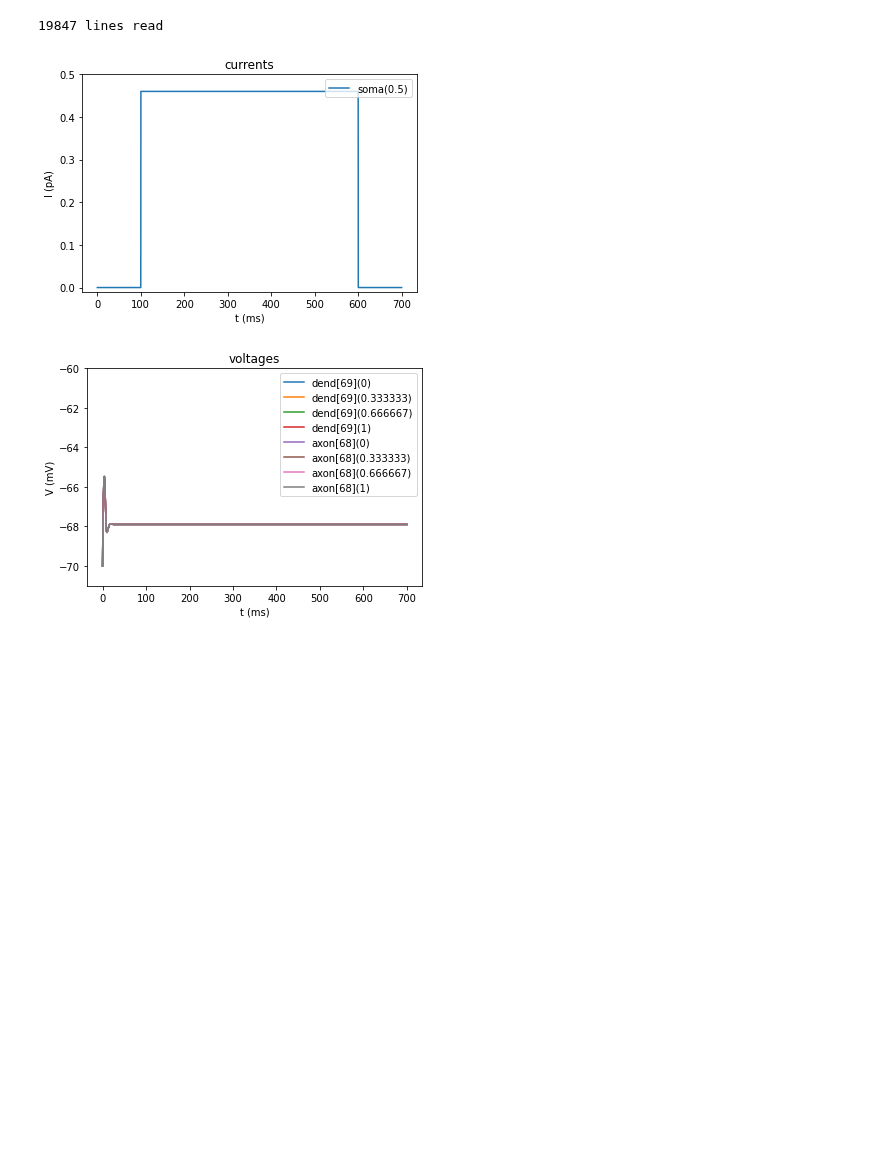
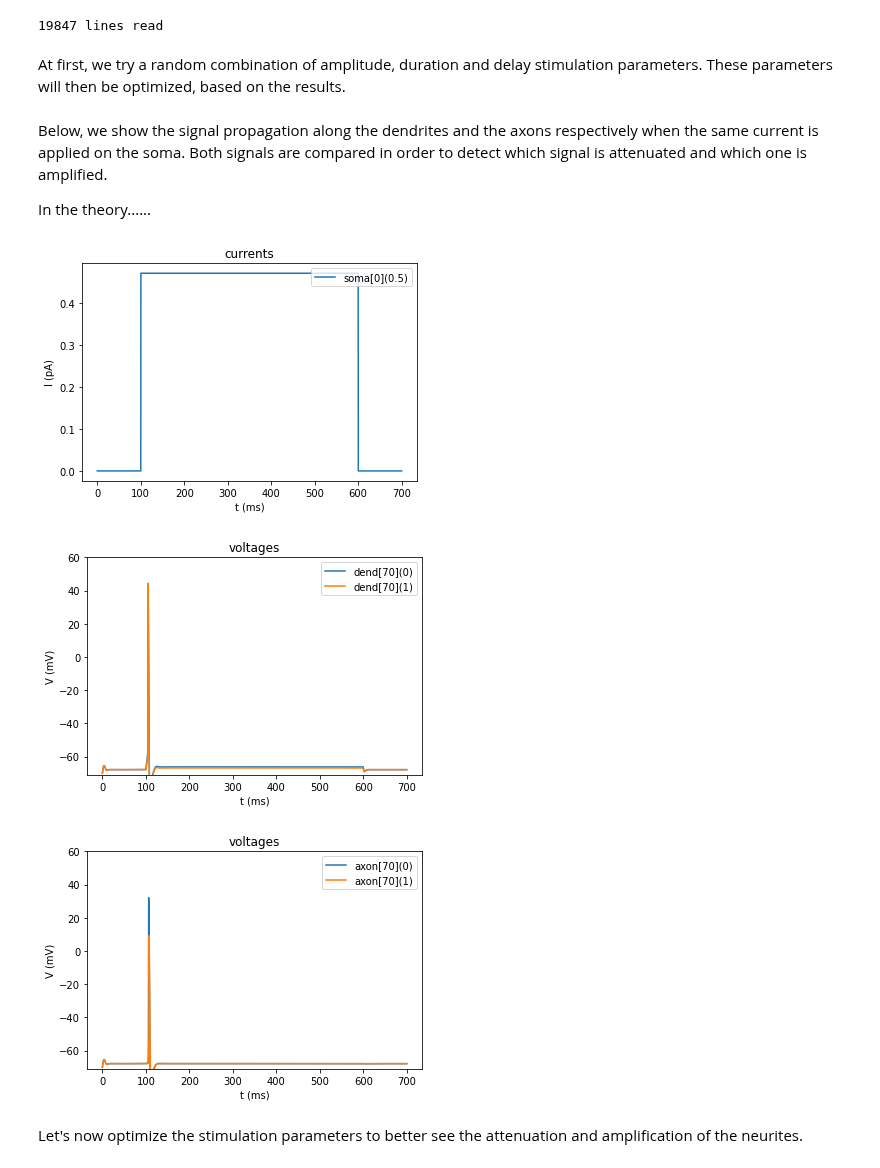
Before and after one commit to AlbrechtAlice/In-Silico-Neuroscience, a Jupyter notebook: Week4_HomeWork.ipynb, the cells around one changed output. Drawn from its saved outputs; the diff is of its cells as text; code cells hidden in the pictures; blank space fills up the shorter version.

```diff
--- a/Week4_HomeWork.ipynb
+++ b/Week4_HomeWork.ipynb
@@ -420,27 +426,46 @@ For this question we re-use the code of the previous question with the Class NEU
 Cell = NEURON()
 # %% [output]
 19847 lines read
+# %% [markdown]
+At first, we try a random combination of amplitude, duration and delay stimulation parameters. These parameters will then be optimized, based on the results.
+# %% [markdown]
+Below, we show the signal propagation along the dendrites and the axons respectively when the same current is applied on the soma. Both signals are compared in order to detect which signal is attenuated and which one is amplified.
+
+
+In the theory......
 # %%
 reset()
 
 # Scan at different locations with different delays
-locations = np.linspace(0, 1, 4)
+locations = np.linspace(0, 1, 2)
 
 # Setup stimulations and recordings
-iclamp(Cell.somatic[0](0.5), amplitude=0.46) # Stimulation in the middle of the soma
+iclamp(Cell.somatic[0](0.5), delay = 100, amplitude = 0.47, duration = 500)
 
-# Record of the back propagating sigals on the dendrites
+
+# dendritic propagation
 for p in locations:
     record_voltage(Cell.dendritic[70](p))
-
-# Record of the forward signal in the axon
-for p in locations:
-    record_voltage(Cell.axonal[70](p))
 
 # Simulate and plot
 v_init = -70
 t_stop = 700
-tvi_plots(init_run(v_init, t_stop), voltage_records, current_records, vmax=-60)
+tvi_plots(init_run(v_init, t_stop), voltage_records, current_records, vmax=60)
+
+
+reset()
+
+# Setup stimulations and recordings
+iclamp(Cell.somatic[0](0.5), delay = 100, amplitude = 0.47, duration = 500)
+
+
+# axonal propagation
+for p in locations:
+    record_voltage(Cell.axonal[70](p))
+tvi_plots(init_run(v_init, t_stop), voltage_records, current_records, vmax=60, PlotI=False)
 # %% [output]
-[figure, old version]
+[figure, new version]
-[figure, old version]
+[figure, new version]
+[figure, added]
+# %% [markdown]
+Let's now optimize the stimulation parameters to better see the attenuation and amplification of the neurites.
```
Also changed, not shown: parts of 2 cells of this notebook.
